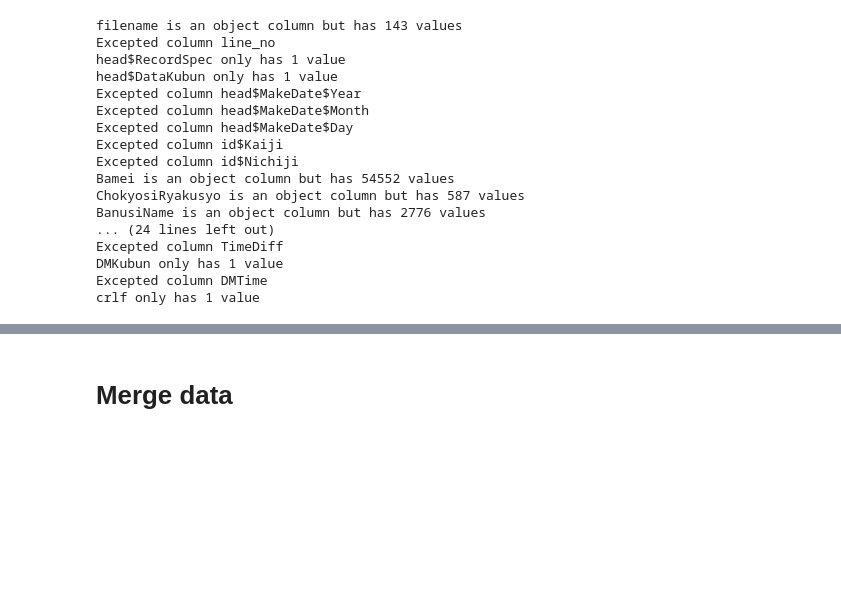
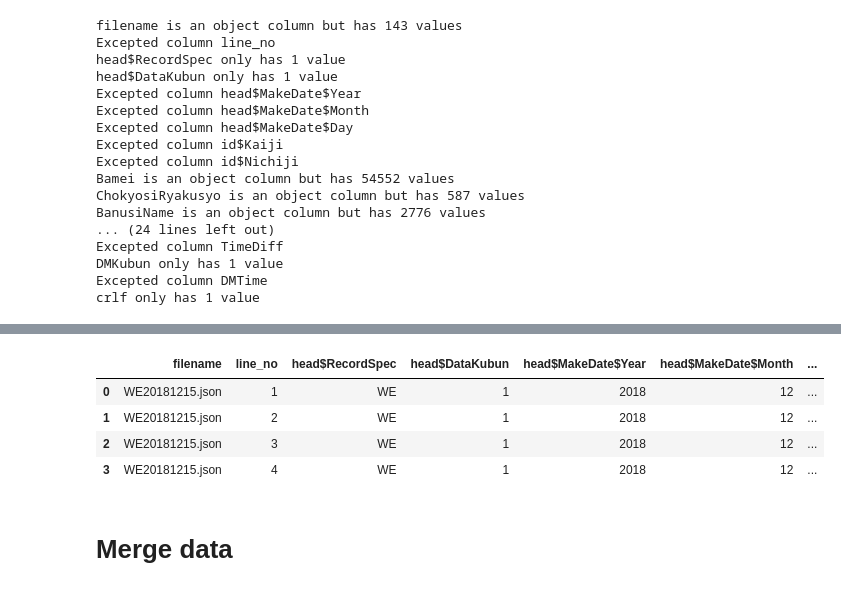
Before and after one commit to danhngan/Horse_racing_prediction, a Jupyter notebook: notebook/firstlooking.ipynb, the cells around one changed output, grey strips where cells are left out. Cells and saved outputs as stored; diff of their text form; code cells hidden in the pictures; blank space fills up the shorter version.

```diff
--- a/notebook/firstlooking.ipynb
+++ b/notebook/firstlooking.ipynb
@@ -227,3 +254,11 @@ crlf only has 1 value
+# %%
+WE_new_df.head()
+# %% [output]
+|  | filename | line_no | head$RecordSpec | head$DataKubun | head$MakeDate$Year | head$MakeDate$Month | ... |
+| 0 | WE20181215.json | 1 | WE | 1 | 2018 | 12 | ... |
+| 1 | WE20181215.json | 2 | WE | 1 | 2018 | 12 | ... |
+| 2 | WE20181215.json | 3 | WE | 1 | 2018 | 12 | ... |
+| 3 | WE20181215.json | 4 | WE | 1 | 2018 | 12 | ... |
 # %% [markdown]
 # Merge data
 # %% [markdown]
```
Also changed, not shown: parts of 3 cells of this notebook, 2 other files.
